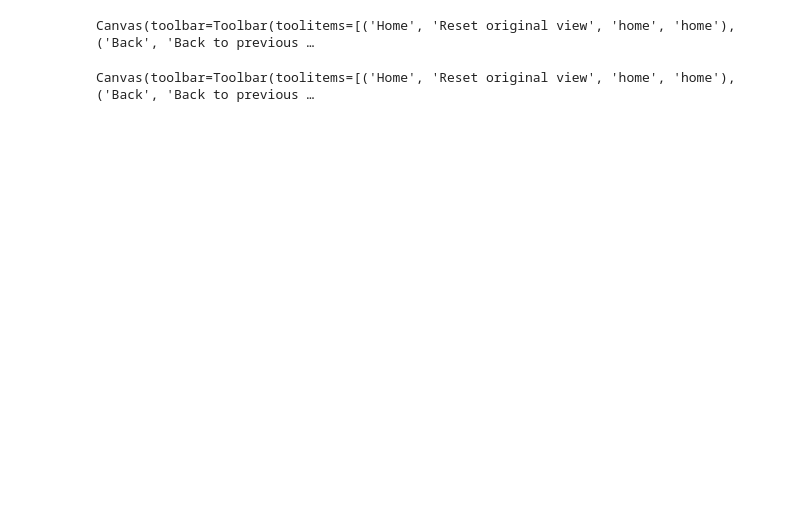
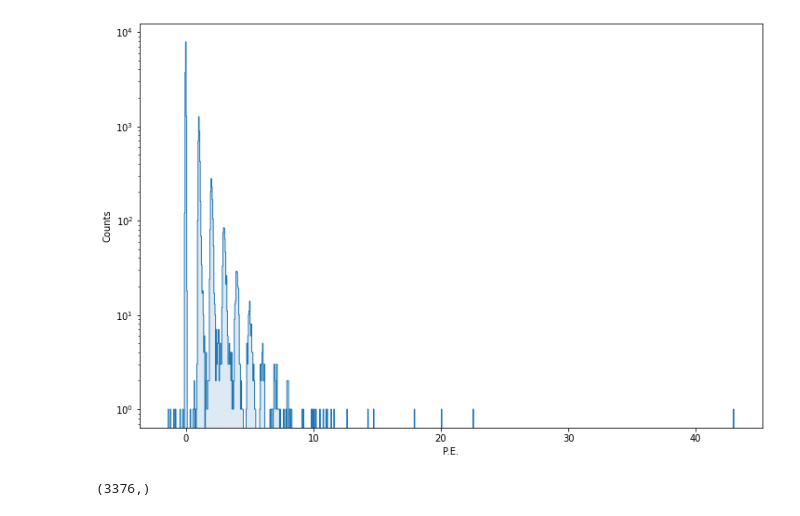
Before and after one commit to nickruof/SiPMStudio, a Jupyter notebook: SiPMStudio/examples/dark_analysis.ipynb, the cells around one changed output. Cells and saved outputs as stored; diff of their text form; code cells hidden in the pictures; blank space fills up the shorter version.

```diff
--- a/SiPMStudio/examples/dark_analysis.ipynb
+++ b/SiPMStudio/examples/dark_analysis.ipynb
@@ -90,16 +109,8 @@ Canvas(toolbar=Toolbar(toolitems=[('Home', 'Reset original view', 'home', 'home'
 # %%
-fig, ax = plt.subplots()
-plot_charge(ax, charges)
-ax.set_xlabel("Charge (C)")
+fig, ax = plt.subplots(figsize=FIGSIZE)
+plot_charge(ax, norm_charges)
 ax.set_yscale("log")
-plt.savefig(os.path.join(os.getcwd(), "plots", "pe_spectrums", f"charge_spec_{bias}.png"), dpi=600)
+plt.savefig(os.path.join(DATADIR, "plots", "pe_spectrums", f"norm_spec_{bias}.png"), dpi=600)
 # %% [output]
-Canvas(toolbar=Toolbar(toolitems=[('Home', 'Reset original view', 'home', 'home'), ('Back', 'Back to previous …
+[figure, added]
-# %%
-fig, ax = plt.subplots()
-plot_charge(ax, norm_charges)
-ax.set_yscale("log")
-plt.savefig(os.path.join(os.getcwd(), "plots", "pe_spectrums", f"norm_spec_{bias}.png"), dpi=600)
-# %% [output]
-Canvas(toolbar=Toolbar(toolitems=[('Home', 'Reset original view', 'home', 'home'), ('Back', 'Back to previous …
 # %%
@@ -107 +118,5 @@ wf_dts, wf_amps, wf_ids = amp_dt(timetags, blr_wf*adc_v*1e3, dt, height=100, dis
+# %%
+wf_dts.shape
+# %% [output]
+(3376,)
 # %%
```
Also changed, not shown: parts of 19 cells of this notebook, 1 other file.
